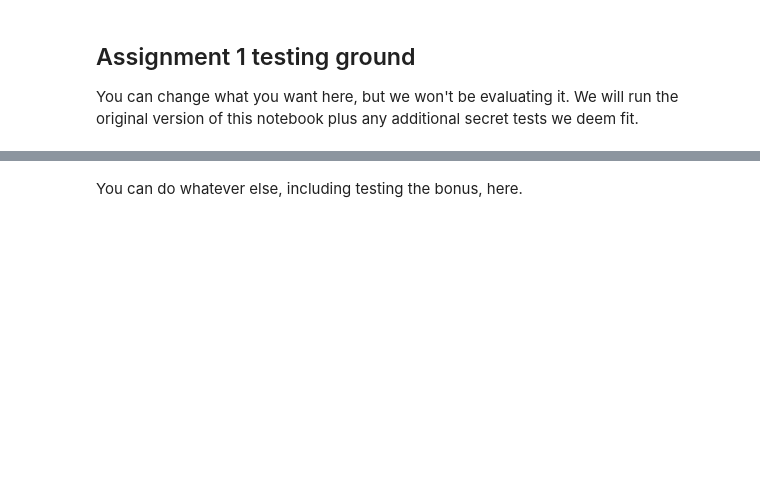
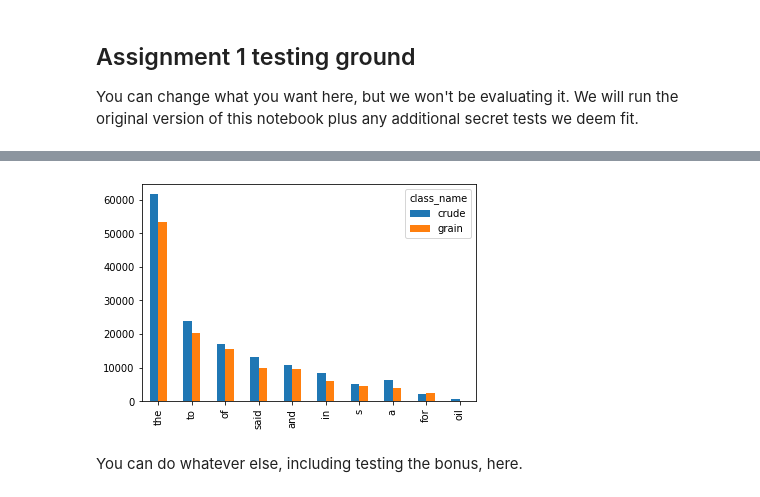
Before and after one commit to juliaklezl/lt2212-v20-a1, a Jupyter notebook: a1.ipynb, the cells around one changed output, grey strips where cells are left out. Saved outputs shown, nothing was run; the diff lists cells and outputs as text; code cells hidden in the pictures; blank space fills up the shorter version.

```diff
--- a/a1.ipynb
+++ b/a1.ipynb
@@ -28,4 +57,6 @@ df2 = a1.part3_tfidf(df)
 # %%
-plot2 = a1.part2_vis(df2)
+plot2 = a1.part2_vis(df2, 10)
+# %% [output]
+[figure, added]
 # %% [markdown]
 You can do whatever else, including testing the bonus, here.
```
Also changed, not shown: parts of 3 cells of this notebook, 1 other file.
